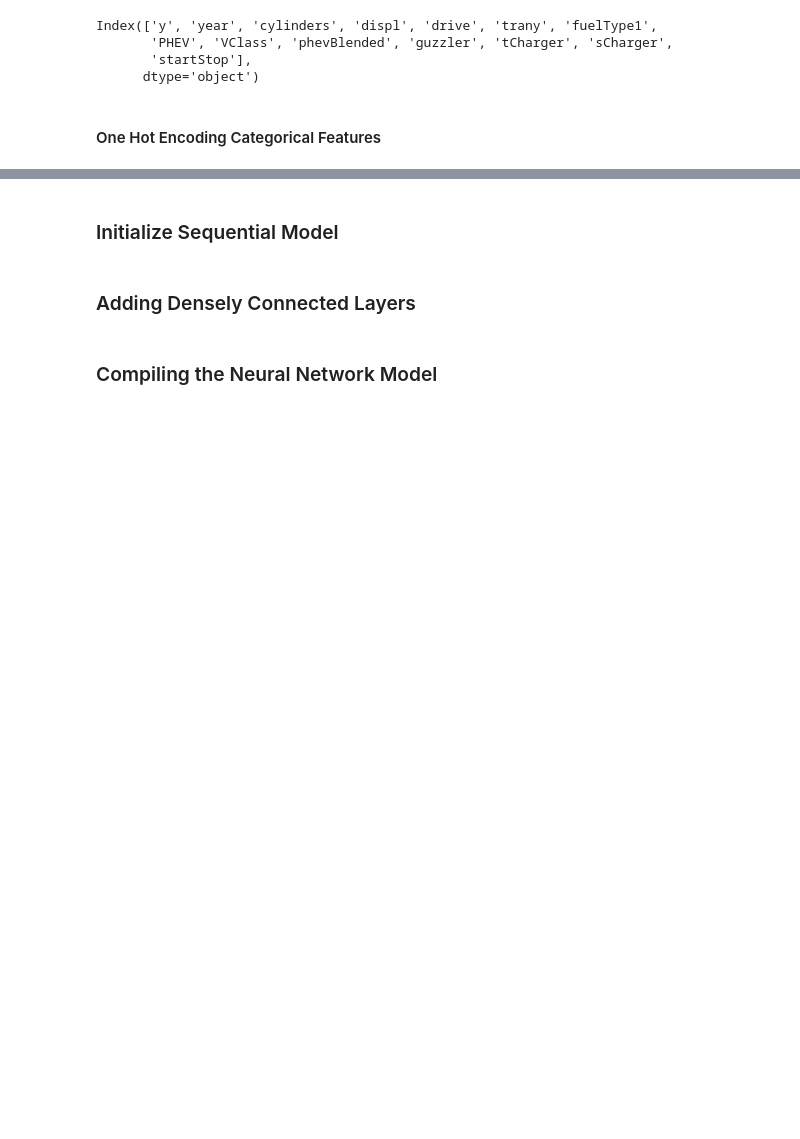
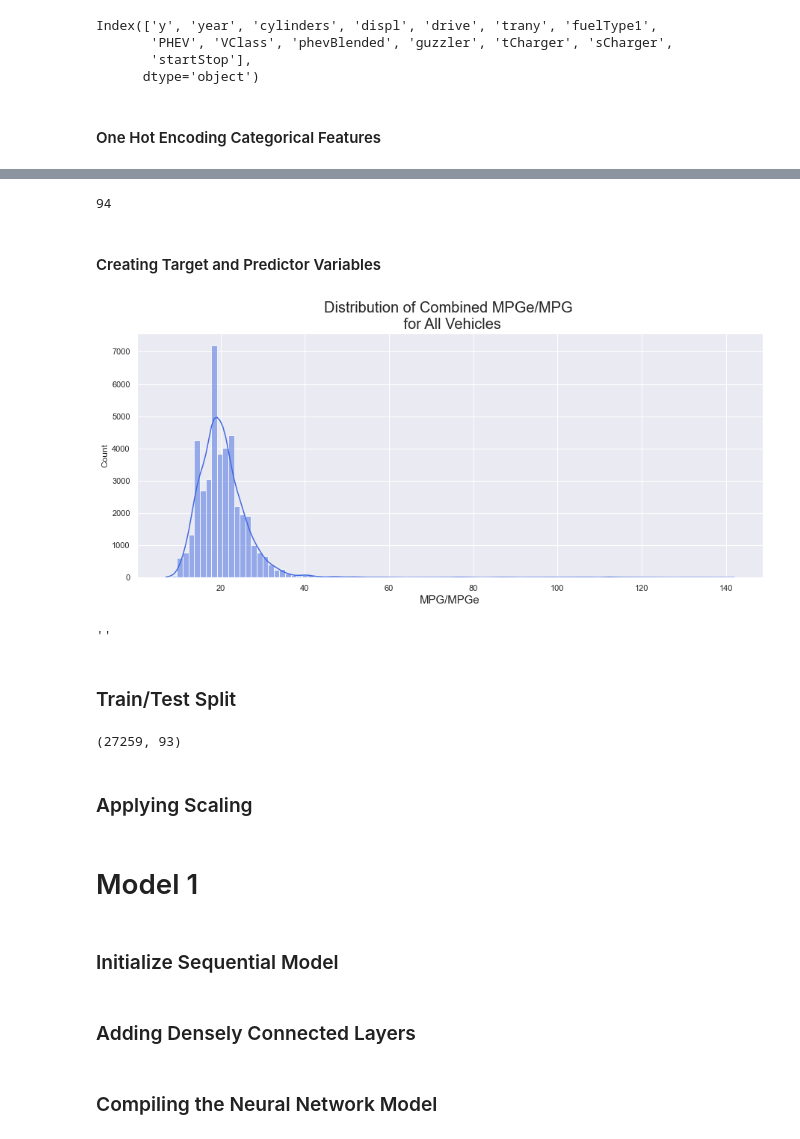
Before and after one commit to mike-flanagan/vehicle_fuel_economy_analysis_neuralnet, a Jupyter notebook: MPG_NN_Modeling_Notebook.ipynb, the cells around one changed output, grey strips where cells are left out. Saved outputs shown, nothing was run; the diff lists cells and outputs as text; code cells hidden in the pictures; blank space fills up the shorter version.

```diff
--- a/MPG_NN_Modeling_Notebook.ipynb
+++ b/MPG_NN_Modeling_Notebook.ipynb
@@ -1279,0 +1386,41 @@ df.head()
+# %%
+df1 = pd.get_dummies(df, columns=['drive',
+                                  'trany',
+                                  'fuelType1',
+                                  'VClass',
+                                  'cylinders',
+                                  'year'], drop_first = False)
+# %%
+len(df1.columns)
+# %% [output]
+94
+# %% [markdown]
+#### Creating Target and Predictor Variables
+# %%
+y = df1.y
+X = df1.drop(labels='y', axis=1)
+# %%
+fig, ax = plt.subplots(figsize=(15,6))
+ax.set_title('Distribution of Combined MPGe/MPG \n for All Vehicles', size = 20)
+sns.histplot(y, bins = 100, kde = True, color = 'royalblue')
+ax.set_xlabel('MPG/MPGe', size=15)
+# plt.savefig('images/phev_distA.png', transparent=True)
+plt.show()
+;
+# %% [output]
+[figure, added]
+''
+# %% [markdown]
+### Train/Test Split
+# %%
+X_train_full, X_test, y_train_full, y_test = train_test_split(
+    X, y, random_state=1984, test_size=0.2)
+
+X_train, X_valid, y_train, y_valid = train_test_split(
+    X_train_full, y_train_full, random_state=1984, test_size=0.2)
+
+X_train.shape
+# %% [output]
+(27259, 93)
+# %% [markdown]
+### Applying Scaling
@@ -1280,3 +1433,5 @@ df.head()
+# %% [markdown]
+# Model 1
 # %% [markdown]
 ### Initialize Sequential Model
 # %%
```
Also changed, not shown: parts of 60 cells of this notebook, 2 other files.
